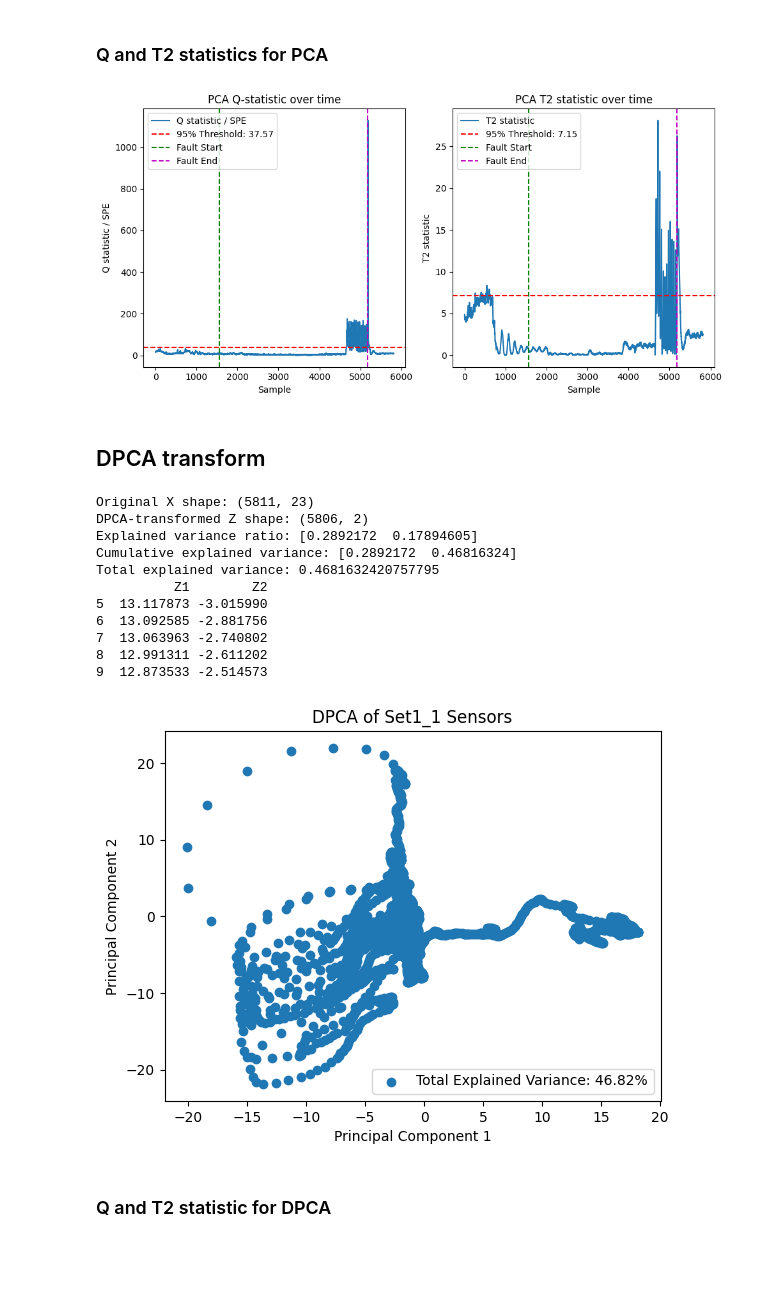
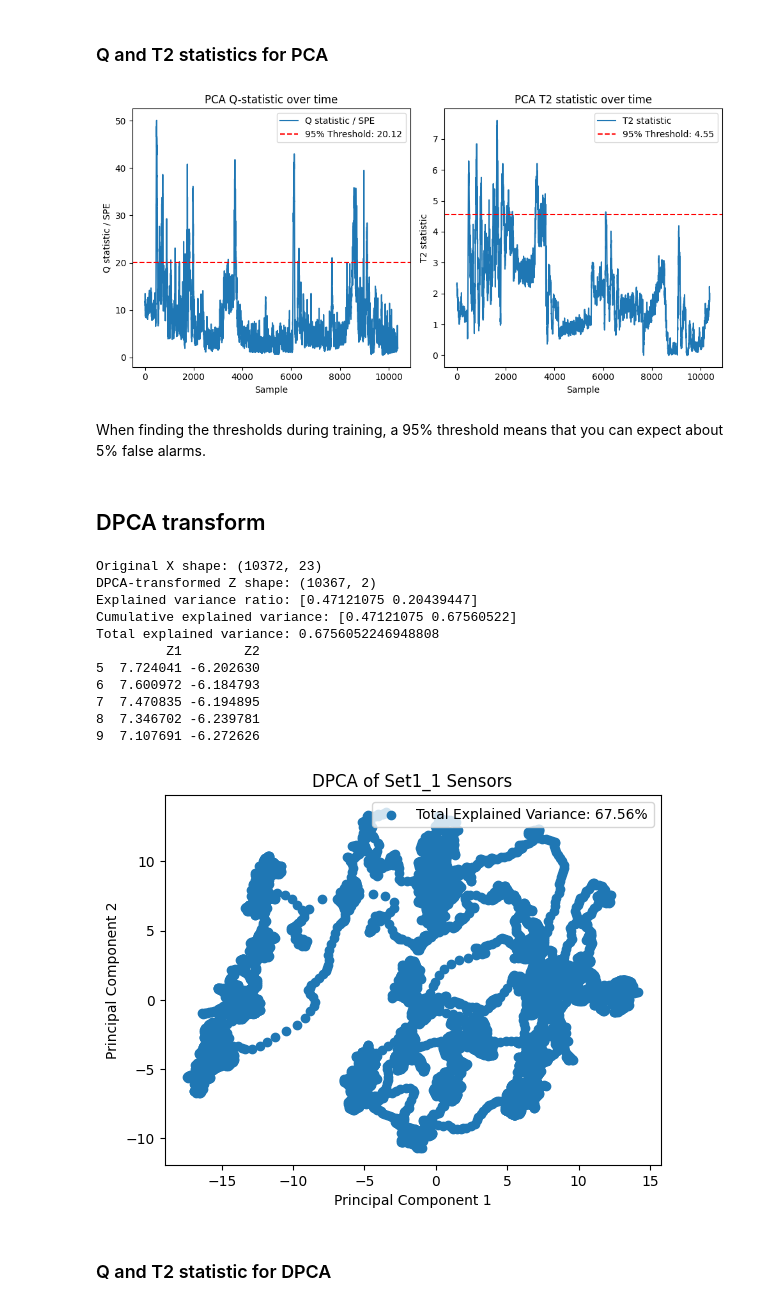
Before and after one commit to PeterAndersen-sdu/Fault-detection-project, a Jupyter notebook: main.ipynb, the cells around one changed output. Drawn from its saved outputs; the diff is of its cells as text; code cells hidden in the pictures; blank space fills up the shorter version.

```diff
--- a/main.ipynb
+++ b/main.ipynb
@@ -59,0 +65,10 @@ TimeSeriesDataset(name=Set1_1, n_samples=5811, n_features=23)
+# %%
+# Centering and scaling
+
+train_set_1 = trainsets["T1"] # others are "T2" and "T3"
+print(train_set_1.summary())
+
+preprocessor = StandardPreprocessor(with_standardization=True)
+X_processed = preprocessor.fit_transform(train_set_1)
+
+X_processed.sensors.head()
@@ -62,11 +86,13 @@ TimeSeriesDataset(name=Set1_1, n_samples=5811, n_features=23)
 # %%
+from fdd.pca import pca_fit
 from fdd.pca import pca_transform
 
 # X from preprocessing
-X = set1_1_processed.sensors
+X = X_processed.sensors
 
-# Z is PCA-transformed X
-Z_pca, evr_pca = pca_transform(X, n_components=2)
+pca_model = pca_fit(X, n_components=2)
+Z_pca = pca_transform(X, pca_model)
+evr_pca = pca_model["explained_variance_ratio"]
 
 print('Original X shape:', X.shape)
 print('PCA-transformed Z shape:', Z_pca.shape)
@@ -103,45 +129,46 @@ Since X has been reduced down to 2 "features" in Z, that makes us able to plot t
 # %%
 # Q-statistic
 from fdd.statistics import q_statistic
-q_values_pca = q_statistic(X, Z_pca)
-threshold_q_pca = np.percentile(q_values_pca, 95)
+q_train_pca = q_statistic(X, Z_pca)
+threshold_q_pca = np.percentile(q_train_pca, 95)
 
 # Hotteling's T2 statistic
 from fdd.statistics import t2_statistic
-t2_values_pca = t2_statistic(Z_pca)
-threshold_t2_pca = np.percentile(t2_values_pca, 95)
+t2_train_pca = t2_statistic(Z_pca)
+threshold_t2_pca = np.percentile(t2_train_pca, 95)
 
 # Plot Q-statistic and T2 statistic over time with thresholds
 plt.figure(figsize=(10, 5))
 plt.subplot(1, 2, 1)
-plt.plot(q_values_pca, label='Q statistic / SPE')
+plt.plot(q_train_pca, label='Q statistic / SPE')
 plt.axhline(y=threshold_q_pca, color='r', linestyle='--', label=f'95% Threshold: {threshold_q_pca:.2f}')
-plt.axvline(x=fc1_1[0], color='g', linestyle='--', label='Fault Start')
-plt.axvline(x=fc1_1[1], color='m', linestyle='--', label='Fault End')
 plt.xlabel("Sample")
 plt.ylabel("Q statistic / SPE")
 plt.title("PCA Q-statistic over time")
 plt.legend()
 plt.subplot(1, 2, 2)
-plt.plot(t2_values_pca, label='T2 statistic')
+plt.plot(t2_train_pca, label='T2 statistic')
 plt.axhline(y=threshold_t2_pca, color='r', linestyle='--', label=f'95% Threshold: {threshold_t2_pca:.2f}')
-plt.axvline(x=fc1_1[0], color='g', linestyle='--', label='Fault Start')
-plt.axvline(x=fc1_1[1], color='m', linestyle='--', label='Fault End')
 plt.xlabel("Sample")
 plt.ylabel("T2 statistic")
 plt.title("PCA T2 statistic over time")
 plt.legend()
 plt.tight_layout()
 plt.show()
 # %% [output]
-[figure, old version]
+[figure, new version]
+# %% [markdown]
+When finding the thresholds during training, a 95% threshold means that you can expect about 5% false alarms.
 # %% [markdown]
 ## DPCA transform
 # %%
+from fdd.dpca import dpca_fit
 from fdd.dpca import dpca_transform
+from fdd.dpca import dpca_prepare_matrix
 
-# X from preprocessing; Z is DPCA-transformed X
-Z_dpca, evr_dpca, X_lagged = dpca_transform(X, n_components=2, time_lags=5)
+dpca_model = dpca_fit(X, n_components=2, time_lags=5)
+evr_dpca = dpca_model["explained_variance_ratio"]
+Z_dpca = dpca_transform(X, dpca_model)
 
 print('Original X shape:', X.shape)
 print('DPCA-transformed Z shape:', Z_dpca.shape)
@@ -157,18 +184,18 @@ plt.title("DPCA of Set1_1 Sensors")
 plt.legend([f'Total Explained Variance: {evr_dpca.sum()*100:.2f}%'])
 plt.show()
 # %% [output]
-Original X shape: (5811, 23)
-DPCA-transformed Z shape: (5806, 2)
-Explained variance ratio: [0.2892172  0.17894605]
-Cumulative explained variance: [0.2892172  0.46816324]
-Total explained variance: 0.4681632420757795
-          Z1        Z2
-5  13.117873 -3.015990
-6  13.092585 -2.881756
-7  13.063963 -2.740802
-8  12.991311 -2.611202
-9  12.873533 -2.514573
+Original X shape: (10372, 23)
+DPCA-transformed Z shape: (10367, 2)
+Explained variance ratio: [0.47121075 0.20439447]
+Cumulative explained variance: [0.47121075 0.67560522]
+Total explained variance: 0.6756052246948808
+         Z1        Z2
+5  7.724041 -6.202630
+6  7.600972 -6.184793
+7  7.470835 -6.194895
+8  7.346702 -6.239781
+9  7.107691 -6.272626
-[figure, old version]
+[figure, new version]
 # %% [markdown]
 ### Q and T2 statistic for DPCA
 # %%
```
Also changed, not shown: parts of 13 cells of this notebook, 3 other files.
